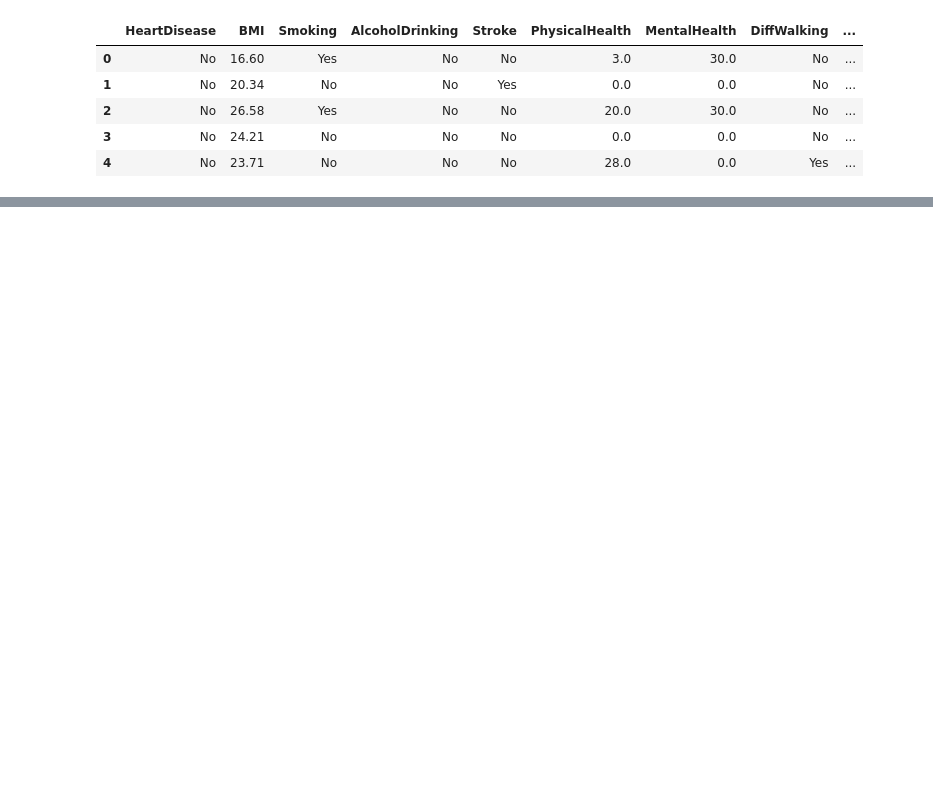
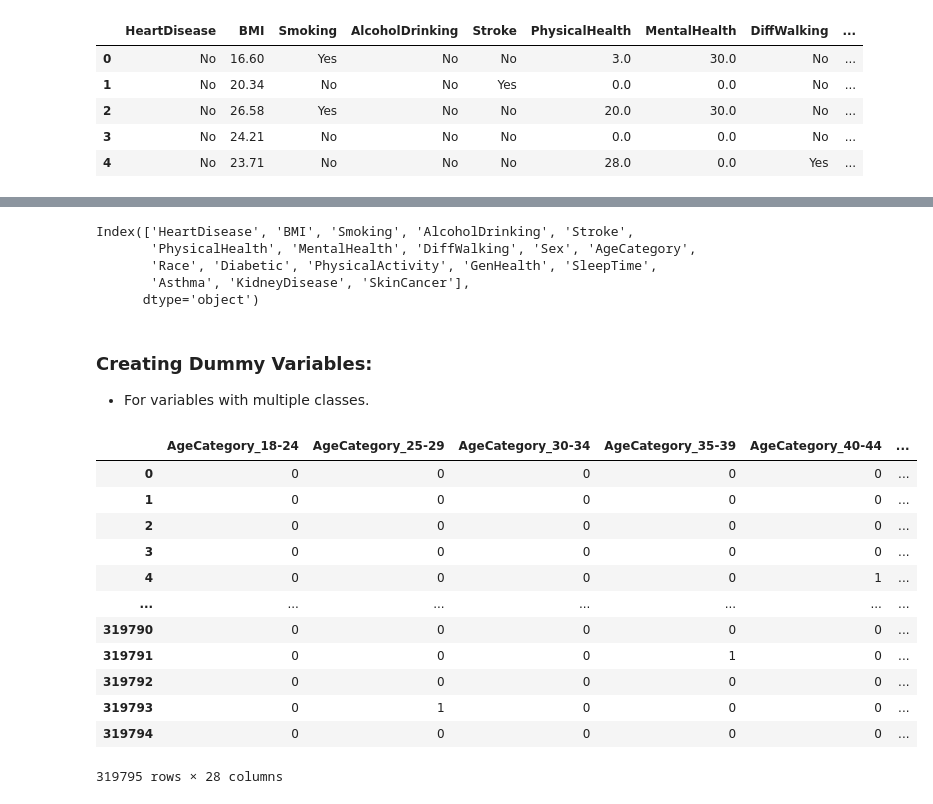
Before and after one commit to rakkyunkim/HackDavis-2022, a Jupyter notebook: notebooks/EDA & Modelling.ipynb, the cells around one changed output, grey strips where cells are left out. Drawn from its saved outputs; the diff is of its cells as text; code cells hidden in the pictures; blank space fills up the shorter version.

```diff
--- a/notebooks/EDA & Modelling.ipynb
+++ b/notebooks/EDA & Modelling.ipynb
@@ -18,0 +45,27 @@ df.head()
+# %%
+df.columns
+# %% [output]
+Index(['HeartDisease', 'BMI', 'Smoking', 'AlcoholDrinking', 'Stroke',
+       'PhysicalHealth', 'MentalHealth', 'DiffWalking', 'Sex', 'AgeCategory',
+       'Race', 'Diabetic', 'PhysicalActivity', 'GenHealth', 'SleepTime',
+       'Asthma', 'KidneyDisease', 'SkinCancer'],
+      dtype='object')
+# %% [markdown]
+### Creating Dummy Variables:
+- For variables with multiple classes.
+# %%
+df_dummy
+# %% [output]
+|  | AgeCategory_18-24 | AgeCategory_25-29 | AgeCategory_30-34 | AgeCategory_35-39 | AgeCategory_40-44 | ... |
+| 0 | 0 | 0 | 0 | 0 | 0 | ... |
+| 1 | 0 | 0 | 0 | 0 | 0 | ... |
+| 2 | 0 | 0 | 0 | 0 | 0 | ... |
+| 3 | 0 | 0 | 0 | 0 | 0 | ... |
+| 4 | 0 | 0 | 0 | 0 | 1 | ... |
+| ... | ... | ... | ... | ... | ... | ... |
+| 319790 | 0 | 0 | 0 | 0 | 0 | ... |
+| 319791 | 0 | 0 | 0 | 1 | 0 | ... |
+| 319792 | 0 | 0 | 0 | 0 | 0 | ... |
+| 319793 | 0 | 1 | 0 | 0 | 0 | ... |
+| 319794 | 0 | 0 | 0 | 0 | 0 | ... |
+319795 rows × 28 columns
```
Also changed, not shown: parts of 7 cells of this notebook.
